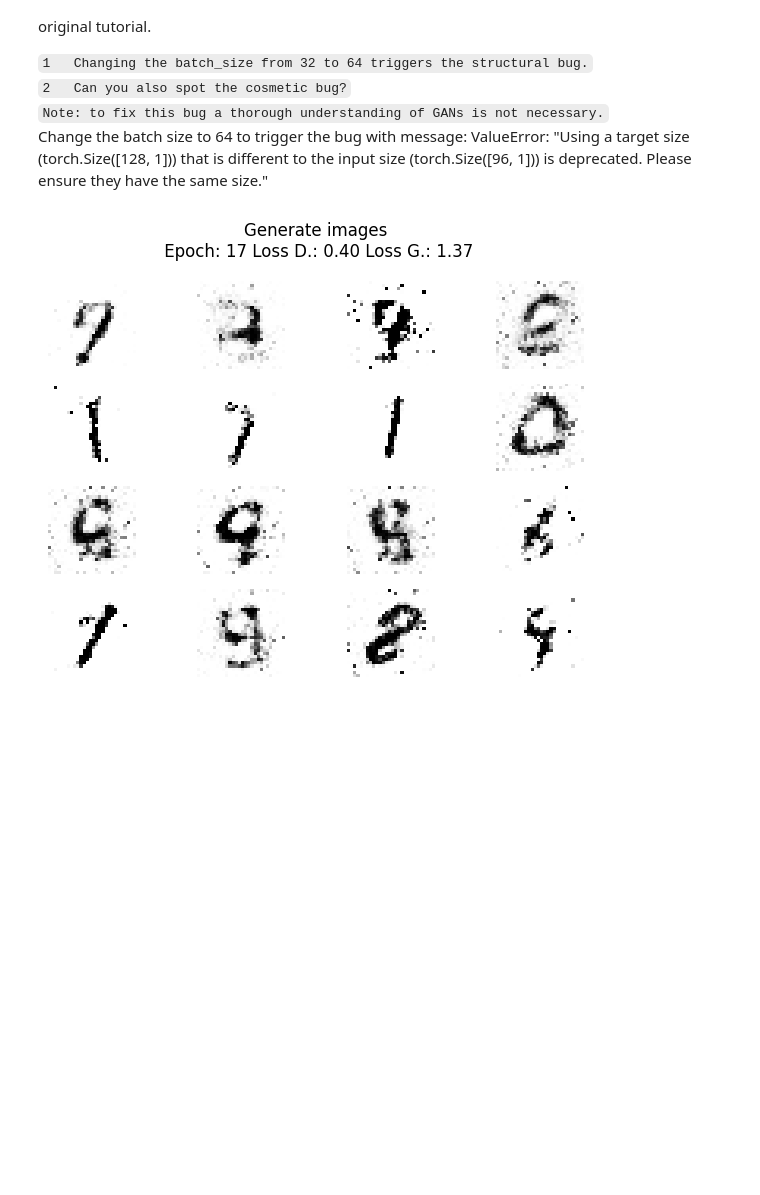
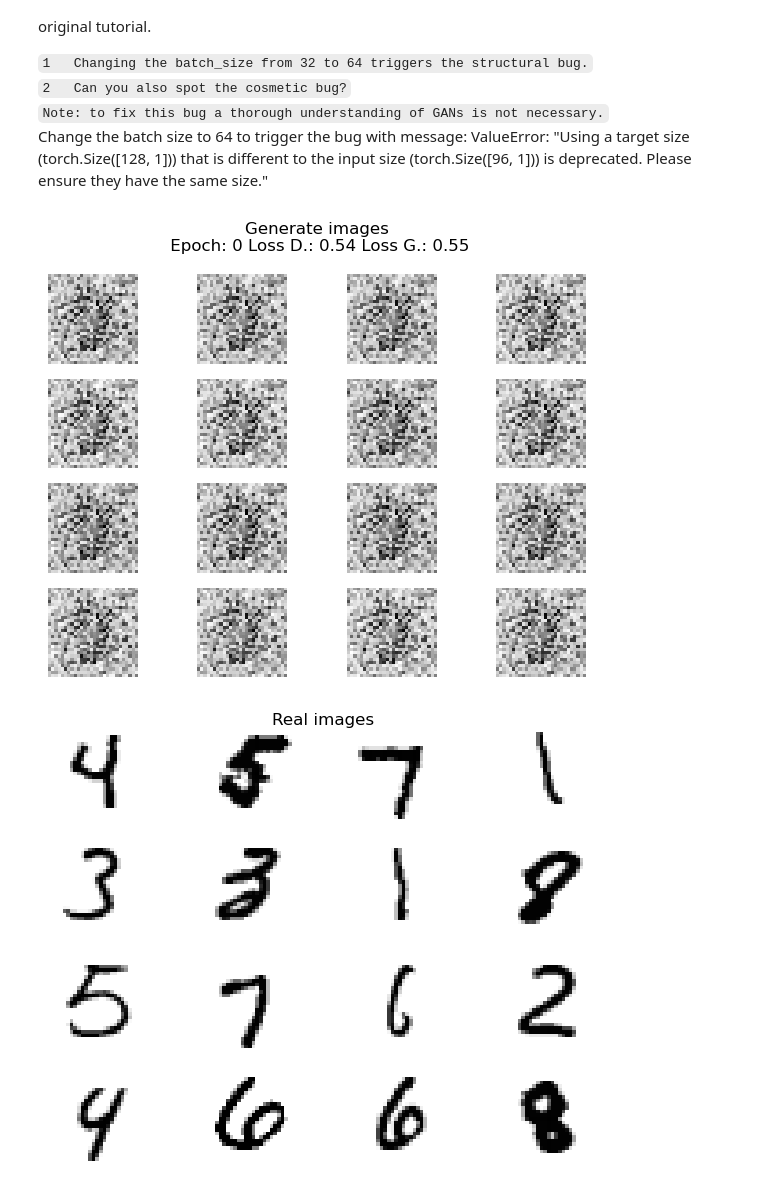
Before and after one commit to davidpadilla11/cv-ds-debugging-admission, a Jupyter notebook: debugging.ipynb, the cells around one changed output. Drawn from its saved outputs; the diff is of its cells as text; code cells hidden in the pictures; blank space fills up the shorter version.

```diff
--- a/debugging.ipynb
+++ b/debugging.ipynb
@@ -269,0 +470,17 @@ ValueError: all input arrays must have the same shape
+# %%
+f = open("data_file.csv", "w", newline="")
+w = csv.writer(f)
+_ = w.writerow(["precision", "recall"])
+w.writerows([[0.013,0.951],
+             [0.376,0.851],
+             [0.441,0.839],
+             [0.570,0.758],
+             [0.635,0.674],
+             [0.721,0.604],
+             [0.837,0.531],
+             [0.860,0.453],
+             [0.962,0.348],
+             [0.982,0.273],
+             [1.0,0.0]])
+f.close()
+plot_data('data_file.csv')
@@ -476,6 +697,7 @@ def train_gan(batch_size: int = 32, num_epochs: int = 100, device: str = "cuda:0
                 clear_output(wait=False)
                 display(fig)
 # %%
-train_gan(batch_size=32, num_epochs=100)
+train_gan(batch_size=32, num_epochs=1) # Original code with num_epochs=100
 # %% [output]
-[figure, old version]
+[figure, new version]
+[figure, added]
```
Also changed, not shown: parts of 67 cells of this notebook.
